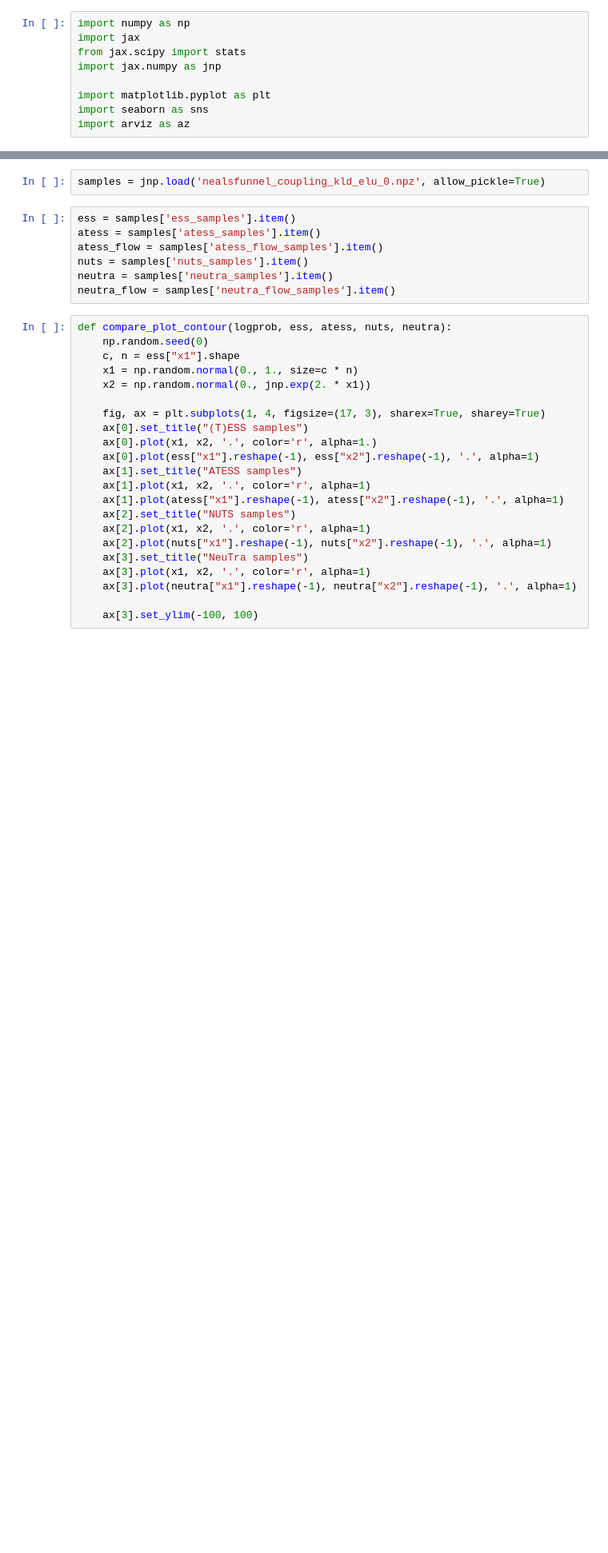
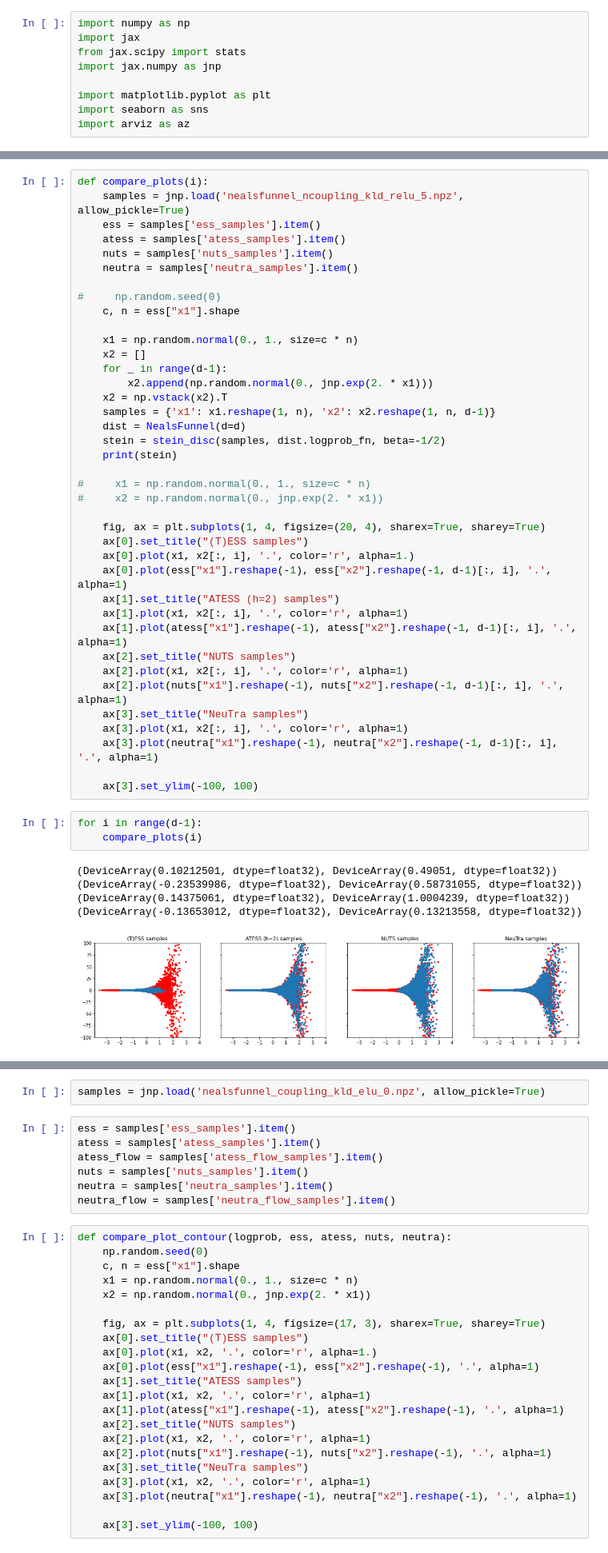
Before and after one commit to albcab/TESS, a Jupyter notebook: nealsfunnel.ipynb, the cells around one changed output, grey strips where cells are left out. Shown at 80% size. Cells and saved outputs as stored; diff of their text form; blank space fills up the shorter version.

```diff
--- a/nealsfunnel.ipynb
+++ b/nealsfunnel.ipynb
@@ -9,0 +27,48 @@ import arviz as az
+# %%
+def compare_plots(i):
+    samples = jnp.load('nealsfunnel_ncoupling_kld_relu_5.npz', allow_pickle=True)
+    ess = samples['ess_samples'].item()
+    atess = samples['atess_samples'].item()
+    nuts = samples['nuts_samples'].item()
+    neutra = samples['neutra_samples'].item()
+
+#     np.random.seed(0)
+    c, n = ess["x1"].shape
+
+    x1 = np.random.normal(0., 1., size=c * n)
+    x2 = []
+    for _ in range(d-1):
+        x2.append(np.random.normal(0., jnp.exp(2. * x1)))
+    x2 = np.vstack(x2).T
+    samples = {'x1': x1.reshape(1, n), 'x2': x2.reshape(1, n, d-1)}
+    dist = NealsFunnel(d=d)
+    stein = stein_disc(samples, dist.logprob_fn, beta=-1/2)
+    print(stein)
+
+#     x1 = np.random.normal(0., 1., size=c * n)
+#     x2 = np.random.normal(0., jnp.exp(2. * x1))
+
+    fig, ax = plt.subplots(1, 4, figsize=(20, 4), sharex=True, sharey=True)
+    ax[0].set_title("(T)ESS samples")
+    ax[0].plot(x1, x2[:, i], '.', color='r', alpha=1.)
+    ax[0].plot(ess["x1"].reshape(-1), ess["x2"].reshape(-1, d-1)[:, i], '.', alpha=1)
+    ax[1].set_title("ATESS (h=2) samples")
+    ax[1].plot(x1, x2[:, i], '.', color='r', alpha=1)
+    ax[1].plot(atess["x1"].reshape(-1), atess["x2"].reshape(-1, d-1)[:, i], '.', alpha=1)
+    ax[2].set_title("NUTS samples")
+    ax[2].plot(x1, x2[:, i], '.', color='r', alpha=1)
+    ax[2].plot(nuts["x1"].reshape(-1), nuts["x2"].reshape(-1, d-1)[:, i], '.', alpha=1)
+    ax[3].set_title("NeuTra samples")
+    ax[3].plot(x1, x2[:, i], '.', color='r', alpha=1)
+    ax[3].plot(neutra["x1"].reshape(-1), neutra["x2"].reshape(-1, d-1)[:, i], '.', alpha=1)
+
+    ax[3].set_ylim(-100, 100)
+# %%
+for i in range(d-1):
+    compare_plots(i)
+# %% [output]
+(DeviceArray(0.10212501, dtype=float32), DeviceArray(0.49051, dtype=float32))
+(DeviceArray(-0.23539986, dtype=float32), DeviceArray(0.58731055, dtype=float32))
+(DeviceArray(0.14375061, dtype=float32), DeviceArray(1.0004239, dtype=float32))
+(DeviceArray(-0.13653012, dtype=float32), DeviceArray(0.13213558, dtype=float32))
+[figure, added]
```
Also changed, not shown: parts of 5 cells of this notebook, 9 other files.
